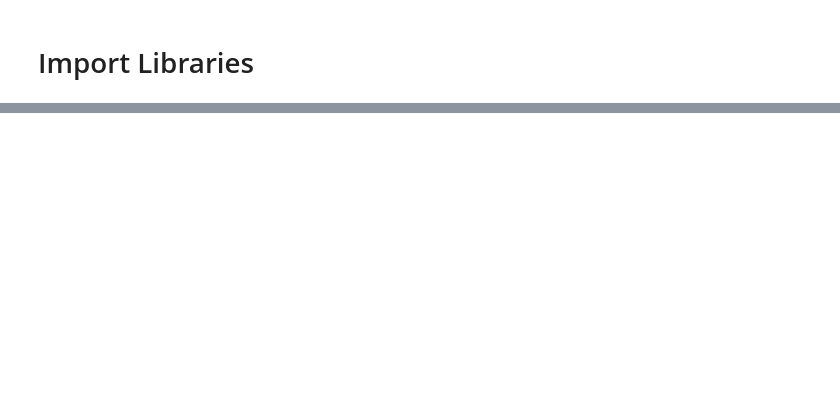
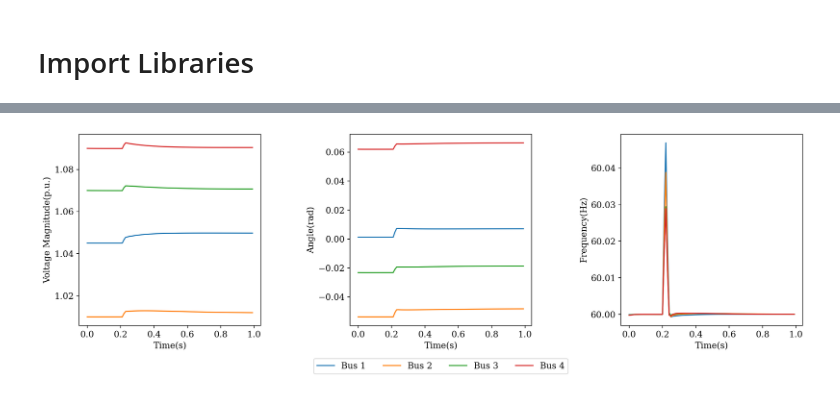
Before and after one commit to lpstreitmatter/Optimal-Safe-Converter-Control, a Jupyter notebook: Optimal_Safe_Converter_Control.ipynb, the cells around one changed output, grey strips where cells are left out. Drawn from its saved outputs; the diff is of its cells as text; code cells hidden in the pictures; blank space fills up the shorter version.

```diff
--- a/Optimal_Safe_Converter_Control.ipynb
+++ b/Optimal_Safe_Converter_Control.ipynb
@@ -71,0 +174,10 @@ def setpoint_change_with_inner_loop():
+# %%
+net14 = case14()
+base_mva = net14["baseMVA"]
+nb = net14["bus"].shape[0]
+nbr = net14["branch"].shape[0]
+# Initialize "inverters" at non-zero power before solving powerflow
+net14["gen"][:,PG] = np.array([60,90,50,50,50])
+
+# Find equilibrium point (run power flow) to initialize simulation
+pf_result, success = runpf(net14)
@@ -71,0 +204,6 @@ def setpoint_change_with_inner_loop():
+# %%
+inverter_bus_ids = np.array(net14["gen"][:,GEN_BUS],dtype=int)
+slack_id = inverter_bus_ids[0]
+inverter_bus_ids = inverter_bus_ids[1:]
+filter_xs = np.ones(len(inverter_bus_ids)) * 0.1 # np.random.uniform(0.08, 0.12, 5) # in per unit
+filter_rs = np.ones(len(inverter_bus_ids)) * 0.01 # np.random.uniform(0.08, 0.2,5) * filter_xs # in per unit, slightly larger resistances than reactances
@@ -71,0 +212,3 @@ def setpoint_change_with_inner_loop():
+# %%
+Ybus = mc.create_Ybus(net14, pf_result)
+Ybus_KRONdq, Y_slackdq = mc.Kron_reduce(Ybus, slack_id-1, inverter_bus_ids-1)
@@ -71,0 +280,76 @@ def setpoint_change_with_inner_loop():
+# %%
+starttime=0.2
+endtime = 1
+dt = 1e-2
+rho = 0.0001
+alpha = 1
+
+Ps0, Qs0, V2s0 = mc.initial_setpoints(slack_id, inverter_bus_ids, pf_result,Ybus_KRONdq, Y_slackdq, filter_rs, filter_xs)
+
+gen_mask = np.isin(pf_result["gen"][:,GEN_BUS], inverter_bus_ids)
+inverter_setpoints = np.vstack((Ps0, V2s0)).T
+inverter_setpoints[0,0] = 1.3
+inverter_varnames = np.array([["P",r"$V^2$"],["P",r"$V^2$"],["P",r"$V^2$"],["P",r"$V^2$"]]) # variables corresponding to setpoints in above array
+inverter_mag_limits = np.ones(len(inverter_bus_ids)) # all limited to 1 pu? check what this value should be - possibly smaller since baseMVA is large
+
+ts, Iinvs, Vinvs, Vgs, Ps, Qs = mc.multi_inv_simulation(slack_id, inverter_bus_ids, inverter_setpoints, inverter_varnames,
+                         inverter_mag_limits, pf_result,
+                         Ybus_KRONdq, Y_slackdq, filter_rs, filter_xs,
+                         rho=rho, alpha=alpha,
+                         dt=dt, starttime = starttime, endtime=endtime)
+
+# Plot voltage magnitude, angle, and frequency (network voltages)
+n_steps = len(ts)
+n_inv = len(inverter_bus_ids)
+Vg_mag_data = np.linalg.norm(Vgs.reshape(n_steps,n_inv,2),axis=2)
+Vg_angle_data, Vg_frequency_data = plot.angle_and_frequency(Vgs, dt)
+Vg_frequency_data = (Vg_frequency_data+2*np.pi*60)/(2*np.pi) # convert to rotating frame and to Hz
+fig,(ax1,ax2,ax3) = plt.subplots(1,3,figsize=(15,5), sharex=True)
+plot.plot_multi_inverters(ts, Vg_mag_data, "Voltage Magnitude(p.u.)", "Bus", xlim=None, inv_labels = None, ax=ax1, show_legend=False)
+plot.plot_multi_inverters(ts, Vg_angle_data, "Angle(rad)", "Bus", xlim=None, inv_labels = None, ax=ax2, show_legend=True)
+plot.plot_multi_inverters(ts, Vg_frequency_data, "Frequency(Hz)", "Bus", xlim=None, inv_labels = None, ax=ax3, show_legend=False)
+plt.tight_layout()
+plt.show()
+
+fig,(ax1,ax2) = plt.subplots(1,2,figsize=(10,5), sharex=True)
+plot.plot_multi_inverters(ts, Vg_mag_data, "Voltage Magnitude(p.u.)", "Bus", xlim=None, inv_labels = None, ax=ax1, show_legend=False)
+plot.plot_multi_inverters(ts, Vg_frequency_data, "Frequency(Hz)", "Bus", xlim=None, inv_labels = None, ax=ax2, show_legend=False)
+handles, labels = ax1.get_legend_handles_labels()
+fig.legend(handles, labels, loc='lower center', ncol=n_inv, bbox_to_anchor=(0.5, -0.05))
+#plt.xlim(0.18,0.25)
+plt.tight_layout()
+plt.show()
+
+Vi_mag_data = np.linalg.norm(Vinvs.reshape(n_steps,n_inv,2),axis=2)
+Vi_angle_data, Vi_frequency_data = plot.angle_and_frequency(Vinvs, dt)
+Vi_frequency_data = (Vi_frequency_data+2*np.pi*60)/(2*np.pi) # convert to rotating frame and to Hz
+fig,(ax1,ax2,ax3) = plt.subplots(1,3,figsize=(15,5), sharex=True)
+plot.plot_multi_inverters(ts, Vi_mag_data, "Voltage Magnitude(p.u.)", "Inv", xlim=None, inv_labels = None, ax=ax1, show_legend=False)
+plot.plot_multi_inverters(ts, Vi_angle_data, "Angle(rad)", "Inv", xlim=None, inv_labels = None, ax=ax2, show_legend=True)
+plot.plot_multi_inverters(ts, Vi_frequency_data, "Frequency(Hz)", "Inv", xlim=None, inv_labels = None, ax=ax3, show_legend=False)
+fig.suptitle("Inverter Terminal Voltages")
+plt.tight_layout()
+plt.show()
+
+fig,(ax1,ax2) = plt.subplots(1,2,figsize=(10,5), sharex=True)
+plot.plot_multi_inverters(ts, Vi_mag_data, "Voltage Magnitude(p.u.)", "Inv", xlim=None, inv_labels = None, ax=ax1, show_legend=False)
+plot.plot_multi_inverters(ts, Vi_frequency_data, "Frequency(Hz)", "Inv", xlim=None, inv_labels = None, ax=ax2, show_legend=False)
+handles, labels = ax1.get_legend_handles_labels()
+fig.legend(handles, labels, loc='lower center', ncol=n_inv, bbox_to_anchor=(0.5, -0.05))
+fig.suptitle("Inverter Terminal Voltages")
+plt.tight_layout()
+plt.show()
+
+Ii_mag_data = np.linalg.norm(Iinvs.reshape(n_steps,n_inv,2),axis=2)
+Ps_setpoints = np.ones((len(ts), n_inv)) * inverter_setpoints[:,0]
+fig,(ax1,ax2) = plt.subplots(1,2,figsize=(10,5), sharex=True)
+ax1.plot(ts, np.ones(len(ts)), "k--") # Plot current limit
+plot.plot_multi_inverters(ts, Ii_mag_data, "Current Magnitude(p.u.)", "Inv", xlim=None, inv_labels = None, ax=ax1, show_legend=False)
+ax2.plot(ts, inverter_setpoints[0,0] * np.ones(len(ts)), color="C0", linestyle="--") # Plot power setpoint
+plot.plot_multi_inverters(ts, Ps, "Active Power(p.u.)", "Inv", xlim=None, inv_labels = None, ax=ax2, show_legend=False)
+handles, labels = ax1.get_legend_handles_labels()
+fig.legend(handles, labels, loc='lower center', ncol=n_inv, bbox_to_anchor=(0.5, -0.05))
+plt.tight_layout()
+plt.show()
+# %% [output]
+[figure, added]
```
Also changed, not shown: parts of 27 cells of this notebook, 7 other files.
